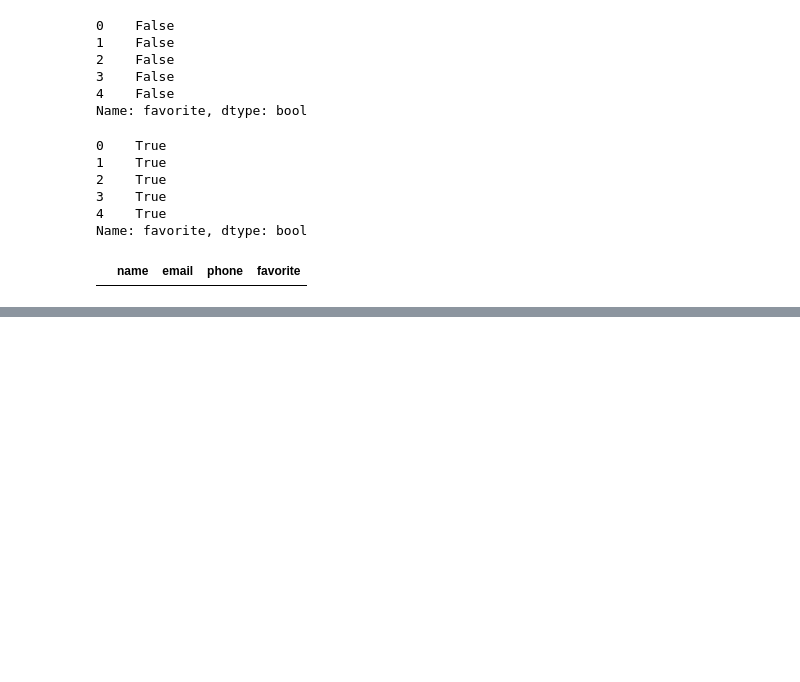
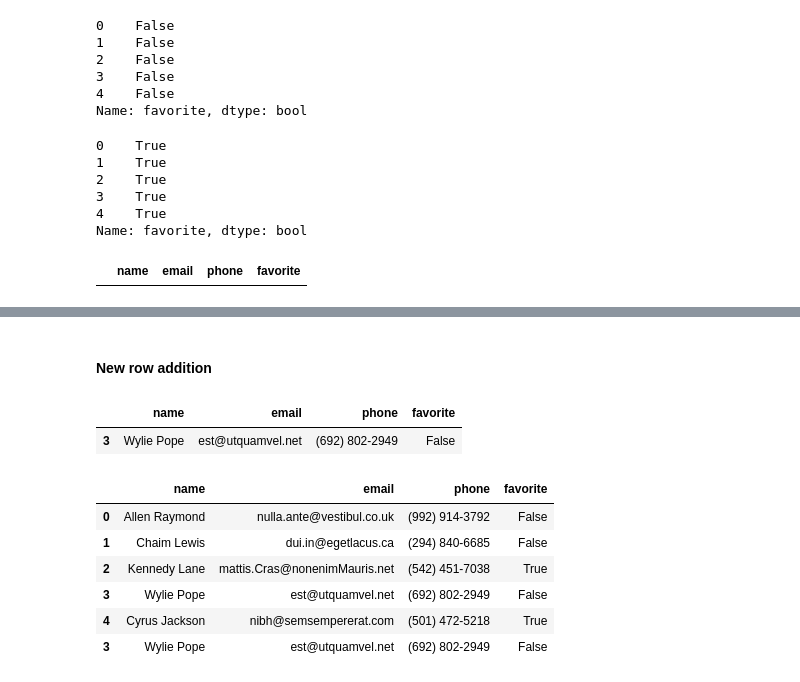
Before and after one commit to YuliiaChorna1/DS-02.1-Statistics-Pandas-, a Jupyter notebook: 2.1_extra_lesson.ipynb, the cells around one changed output, grey strips where cells are left out. Cells and saved outputs as stored; diff of their text form; code cells hidden in the pictures; blank space fills up the shorter version.

```diff
--- a/2.1_extra_lesson.ipynb
+++ b/2.1_extra_lesson.ipynb
@@ -268,0 +280,2 @@ df.loc[df["favorite"].isna()] # returns row(s) with NaN
+# %%
+df["email"] = df["email"].astype("str") # ???
@@ -268,0 +306,19 @@ df.loc[df["favorite"].isna()] # returns row(s) with NaN
+# %% [markdown]
+#### New row addition
+# %%
+df_row = df.iloc[3:4]
+df_row
+# %% [output]
+|  | name | email | phone | favorite |
+| 3 | Wylie Pope | est@utquamvel.net | (692) 802-2949 | False |
+# %%
+df7 = pd.concat([df, df_row])
+df7
+# %% [output]
+|  | name | email | phone | favorite |
+| 0 | Allen Raymond | nulla.ante@vestibul.co.uk | (992) 914-3792 | False |
+| 1 | Chaim Lewis | dui.in@egetlacus.ca | (294) 840-6685 | False |
+| 2 | Kennedy Lane | mattis.Cras@nonenimMauris.net | (542) 451-7038 | True |
+| 3 | Wylie Pope | est@utquamvel.net | (692) 802-2949 | False |
+| 4 | Cyrus Jackson | nibh@semsempererat.com | (501) 472-5218 | True |
+| 3 | Wylie Pope | est@utquamvel.net | (692) 802-2949 | False |
```
Also changed, not shown: parts of 7 cells of this notebook.
